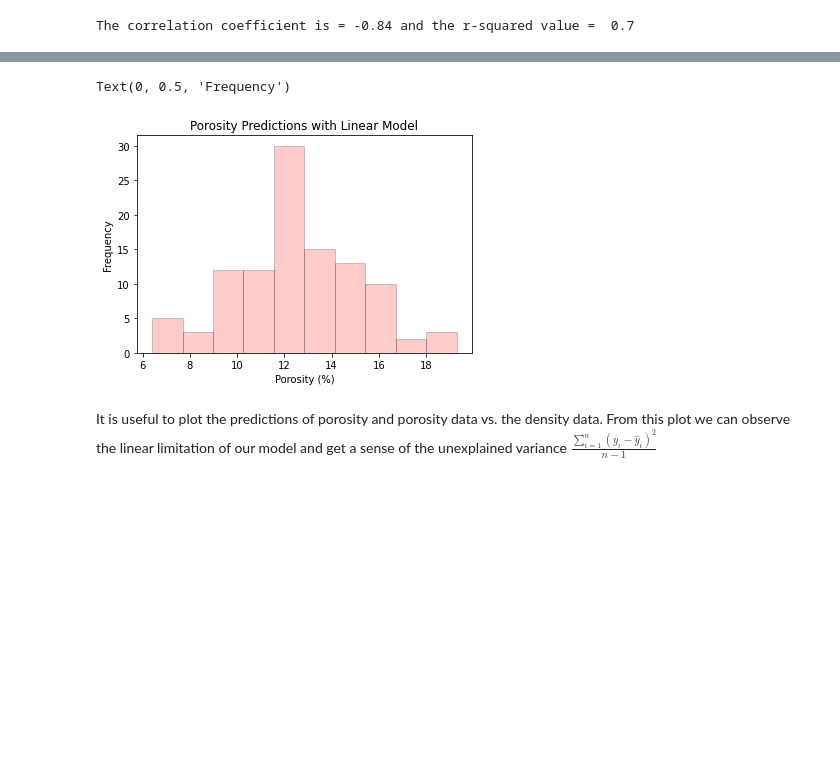
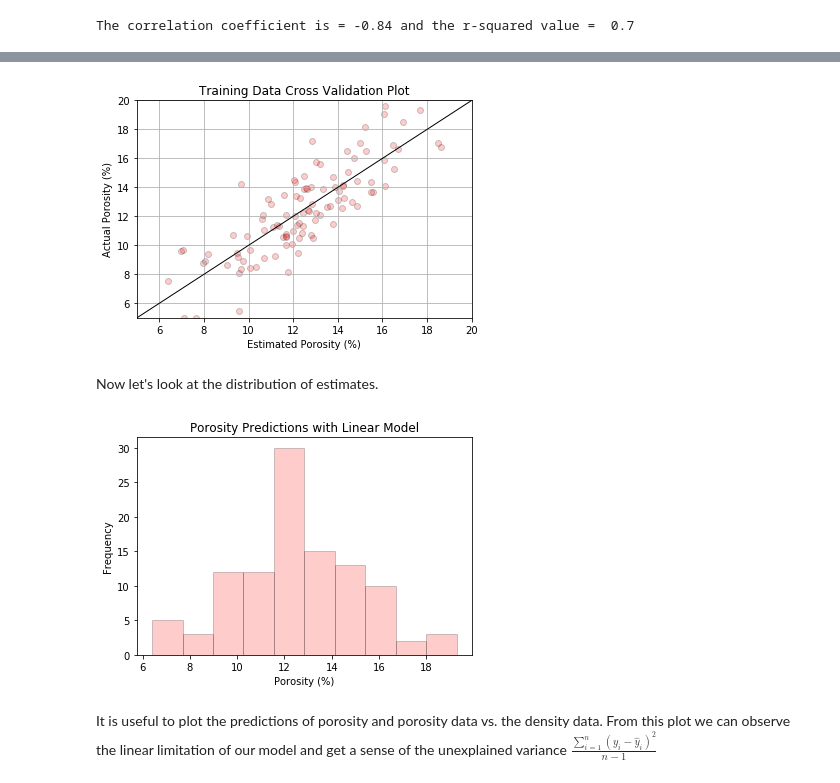
Before and after one commit to GeostatsGuy/PythonNumericalDemos, a Jupyter notebook: PythonDataBasics_LinearRegression.ipynb, the cells around one changed output, grey strips where cells are left out. Cells and saved outputs as stored; diff of their text form; code cells hidden in the pictures; blank space fills up the shorter version.

```diff
--- a/PythonDataBasics_LinearRegression.ipynb
+++ b/PythonDataBasics_LinearRegression.ipynb
@@ -192,10 +178,20 @@ Let's use this model to make a prediction at all the data locations.
+# %%
+por_hat = linear.slope * den + linear.intercept
+plt.scatter(por_hat,por,color='red',alpha=0.2,edgecolor='black')
+plt.plot([0,30],[0,30],color='black',linewidth=1)
+plt.ylabel('Actual Porosity (%)'); plt.xlabel('Estimated Porosity (%)'); plt.title('Training Data Cross Validation Plot')
+plt.xlim(5,20); plt.ylim(5,20)
+plt.grid(); plt.show()
+# %% [output]
+[figure, added]
+# %% [markdown]
+Now let's look at the distribution of estimates.
 # %%
-por_hat = linear.slope * den + linear.intercept
 plt.hist(por_hat,color='red',alpha=0.2,edgecolor='black')
 plt.title("Porosity Predictions with Linear Model")
 plt.xlabel('Porosity (%)'); plt.ylabel('Frequency')
+plt.show()
 # %% [output]
-Text(0, 0.5, 'Frequency')
 [figure]
 # %% [markdown]
 It is useful to plot the predictions of porosity and porosity data vs. the density data. From this plot we can observe the linear limitation of our model and get a sense of the unexplained variance $\frac{\sum_{i=1}^{n}(y_i - \hat{y}_i)^2} {n-1}$
```
Also changed, not shown: parts of 22 cells of this notebook.
